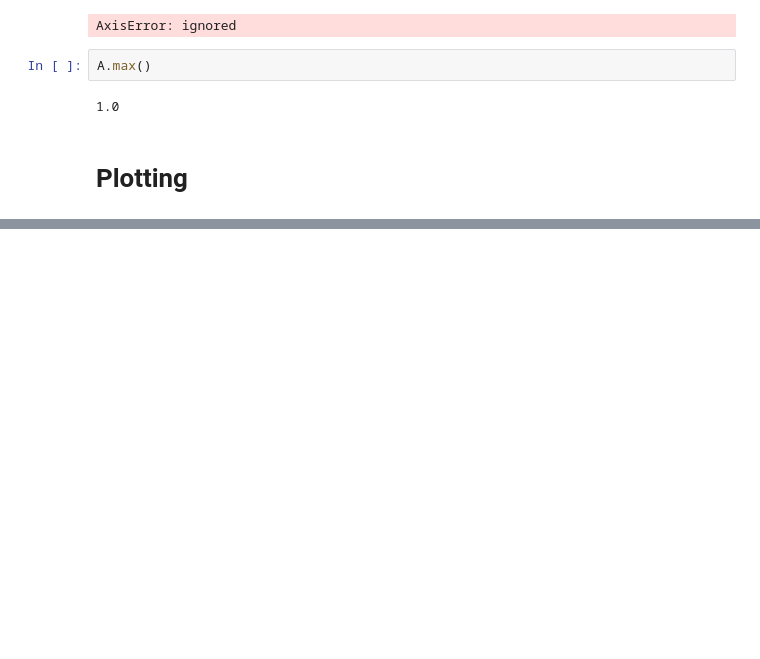
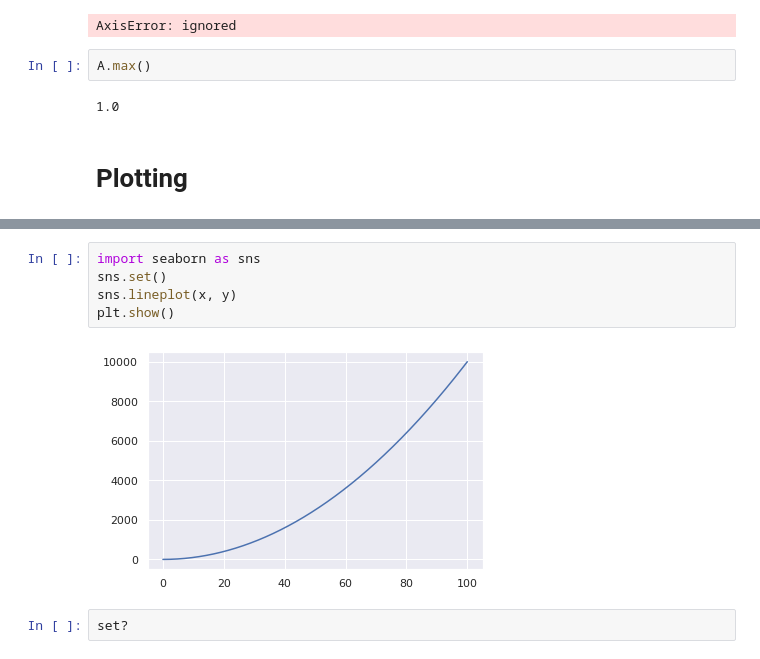
Before and after one commit to anuanu0-0/Deep-Learning, a Jupyter notebook: Getting-Started/python_basics.ipynb, the cells around one changed output, grey strips where cells are left out. Saved outputs shown, nothing was run; the diff lists cells and outputs as text; blank space fills up the shorter version.

```diff
--- a/Getting-Started/python_basics.ipynb
+++ b/Getting-Started/python_basics.ipynb
@@ -641,0 +673,9 @@ A.max()
+# %%
+import seaborn as sns
+sns.set()
+sns.lineplot(x, y)
+plt.show()
+# %% [output]
+[figure, added]
+# %%
+set?
```
Also changed, not shown: parts of 5 cells of this notebook.
